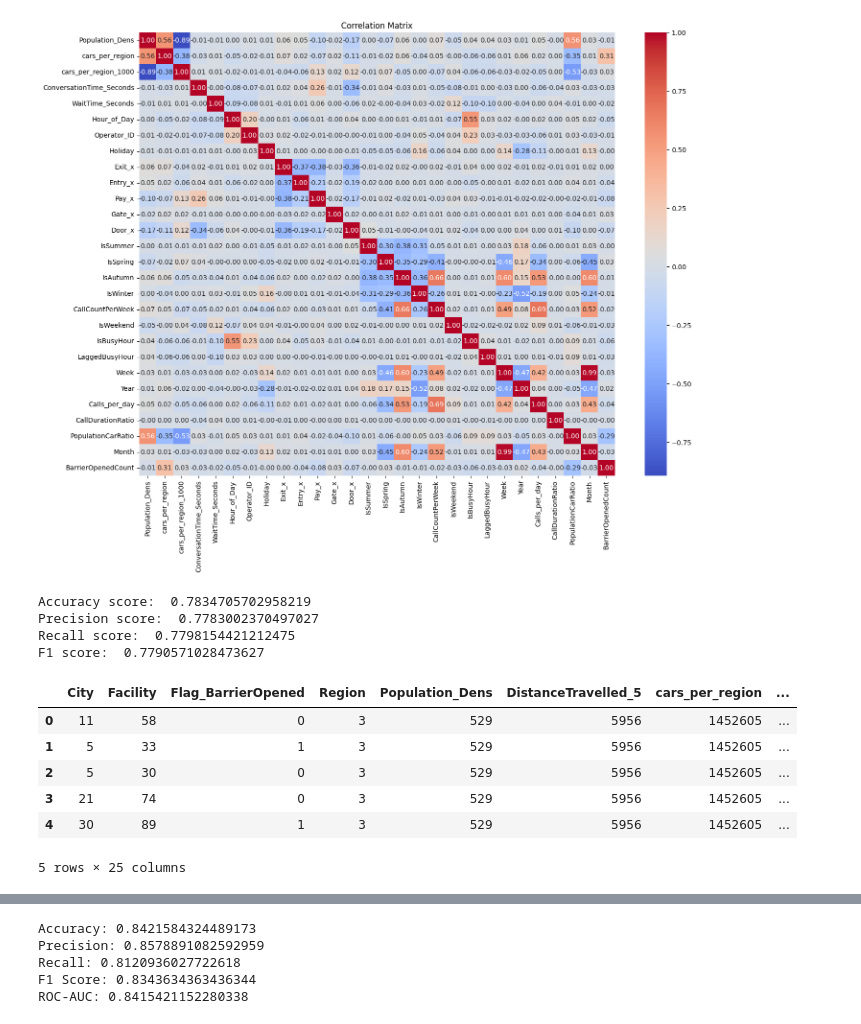
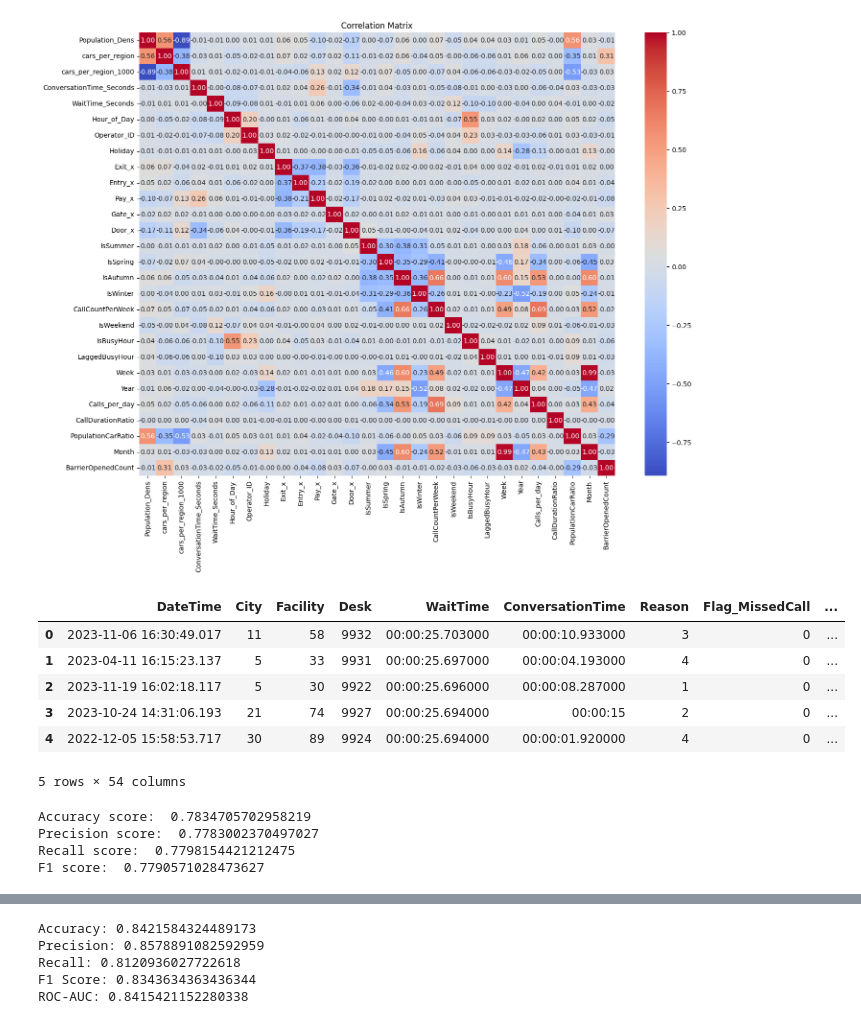
Before and after one commit to OmniControll/Predicting-Call-Volumes-For-Resource-Management, a Jupyter notebook: Control_Room_Model.ipynb, the cells around one changed output, grey strips where cells are left out. Drawn from its saved outputs; the diff is of its cells as text; code cells hidden in the pictures.

```diff
--- a/Control_Room_Model.ipynb
+++ b/Control_Room_Model.ipynb
@@ -1336,6 +1336,16 @@ plt.show()
 #encode calls per day bin and call per week bin
 f_df['Calls_per_day_Bin'] = labelencoder.fit_transform(f_df['Calls_per_day_Bin'])
 f_df['CallCountPerWeek_Bin'] = labelencoder.fit_transform(f_df['CallCountPerWeek_Bin'])
+# %%
+f_df.head()
+# %% [output]
+|  | DateTime | City | Facility | Desk | WaitTime | ConversationTime | Reason | Flag_MissedCall | ... |
+| 0 | 2023-11-06 16:30:49.017 | 11 | 58 | 9932 | 00:00:25.703000 | 00:00:10.933000 | 3 | 0 | ... |
+| 1 | 2023-04-11 16:15:23.137 | 5 | 33 | 9931 | 00:00:25.697000 | 00:00:04.193000 | 4 | 0 | ... |
+| 2 | 2023-11-19 16:02:18.117 | 5 | 30 | 9922 | 00:00:25.696000 | 00:00:08.287000 | 1 | 0 | ... |
+| 3 | 2023-10-24 14:31:06.193 | 21 | 74 | 9927 | 00:00:25.694000 | 00:00:15 | 2 | 0 | ... |
+| 4 | 2022-12-05 15:58:53.717 | 30 | 89 | 9924 | 00:00:25.694000 | 00:00:01.920000 | 4 | 0 | ... |
+5 rows × 54 columns
 # %%
 #now we can select a model based on the distribution of the target variable
 
@@ -1380,14 +1390,3 @@ Accuracy score:  0.7834705702958219
 Precision score:  0.7783002370497027
 Recall score:  0.7798154421212475
 F1 score:  0.7790571028473627
-# %%
-#check X
-X.head()
-# %% [output]
-|  | City | Facility | Flag_BarrierOpened | Region | Population_Dens | DistanceTravelled_5 | cars_per_region | ... |
-| 0 | 11 | 58 | 0 | 3 | 529 | 5956 | 1452605 | ... |
-| 1 | 5 | 33 | 1 | 3 | 529 | 5956 | 1452605 | ... |
-| 2 | 5 | 30 | 0 | 3 | 529 | 5956 | 1452605 | ... |
-| 3 | 21 | 74 | 0 | 3 | 529 | 5956 | 1452605 | ... |
-| 4 | 30 | 89 | 1 | 3 | 529 | 5956 | 1452605 | ... |
-5 rows × 25 columns
```
Also changed, not shown: parts of 17 cells of this notebook.
